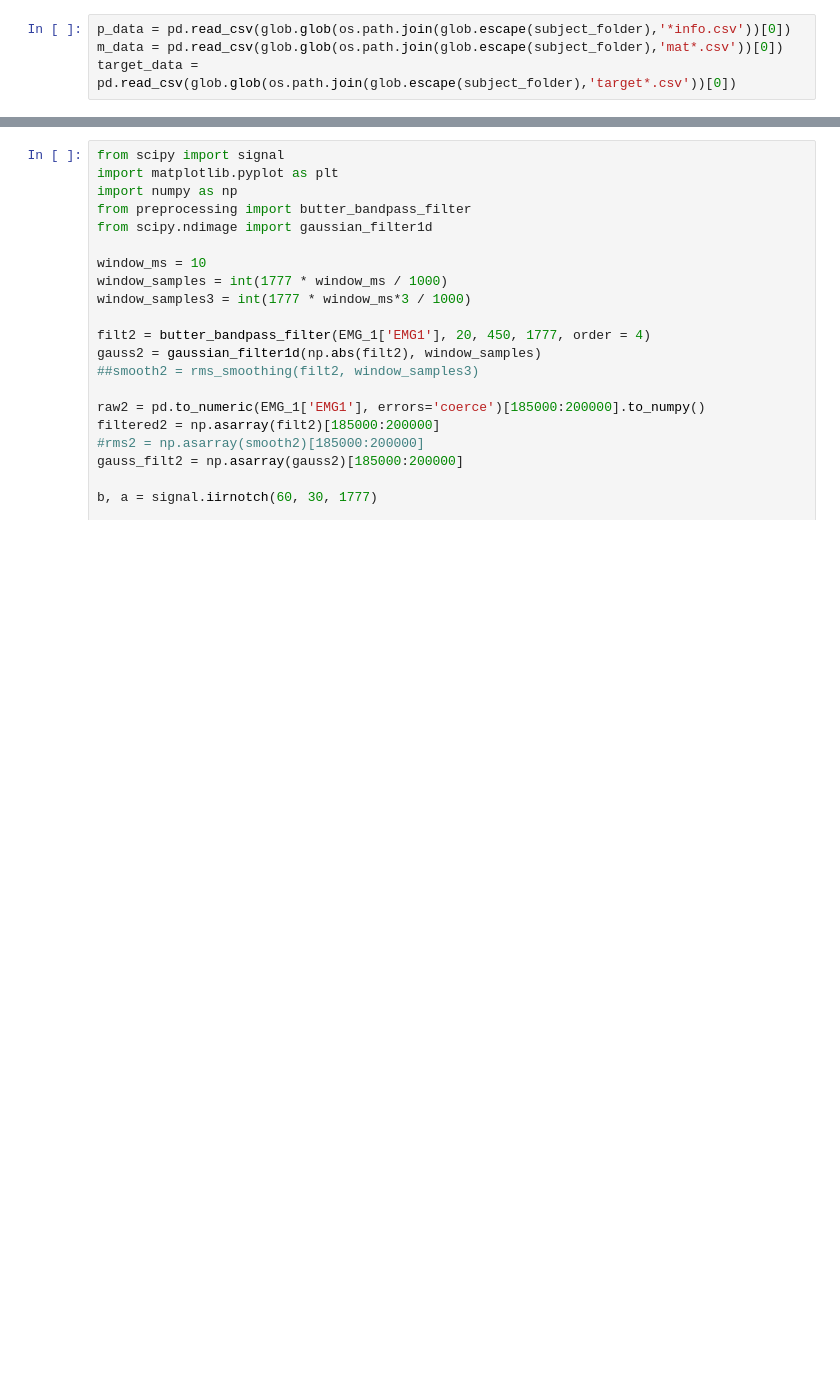
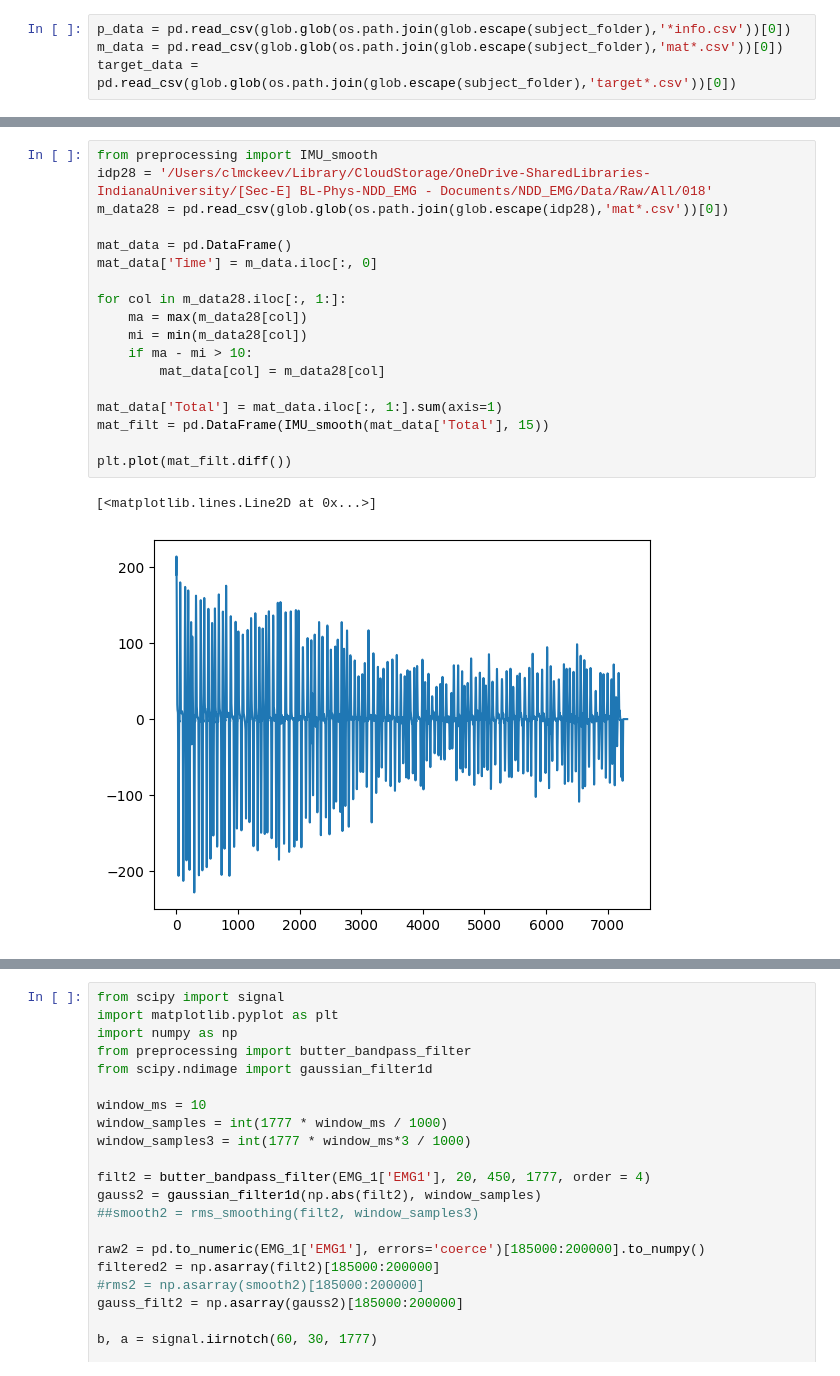
Before and after one commit to ChaundyMck/NDD_EMG, a Jupyter notebook: tester.ipynb, the cells around one changed output, grey strips where cells are left out. Drawn from its saved outputs; the diff is of its cells as text; blank space fills up the shorter version.

```diff
--- a/tester.ipynb
+++ b/tester.ipynb
@@ -18,0 +54,21 @@ target_data = pd.read_csv(glob.glob(os.path.join(glob.escape(subject_folder),'ta
+# %%
+from preprocessing import IMU_smooth
+idp28 = '/Users/clmckeev/Library/CloudStorage/OneDrive-SharedLibraries-IndianaUniversity/[Sec-E] BL-Phys-NDD_EMG - Documents/NDD_EMG/Data/Raw/All/018'
+m_data28 = pd.read_csv(glob.glob(os.path.join(glob.escape(idp28),'mat*.csv'))[0])
+
+mat_data = pd.DataFrame()
+mat_data['Time'] = m_data.iloc[:, 0]
+
+for col in m_data28.iloc[:, 1:]:
+    ma = max(m_data28[col])
+    mi = min(m_data28[col])
+    if ma - mi > 10:
+        mat_data[col] = m_data28[col]
+
+mat_data['Total'] = mat_data.iloc[:, 1:].sum(axis=1)
+mat_filt = pd.DataFrame(IMU_smooth(mat_data['Total'], 15))
+
+plt.plot(mat_filt.diff())
+# %% [output]
+[<matplotlib.lines.Line2D at 0x...>]
+[figure, added]
```
Also changed, not shown: parts of 14 cells of this notebook, 7 other files.
